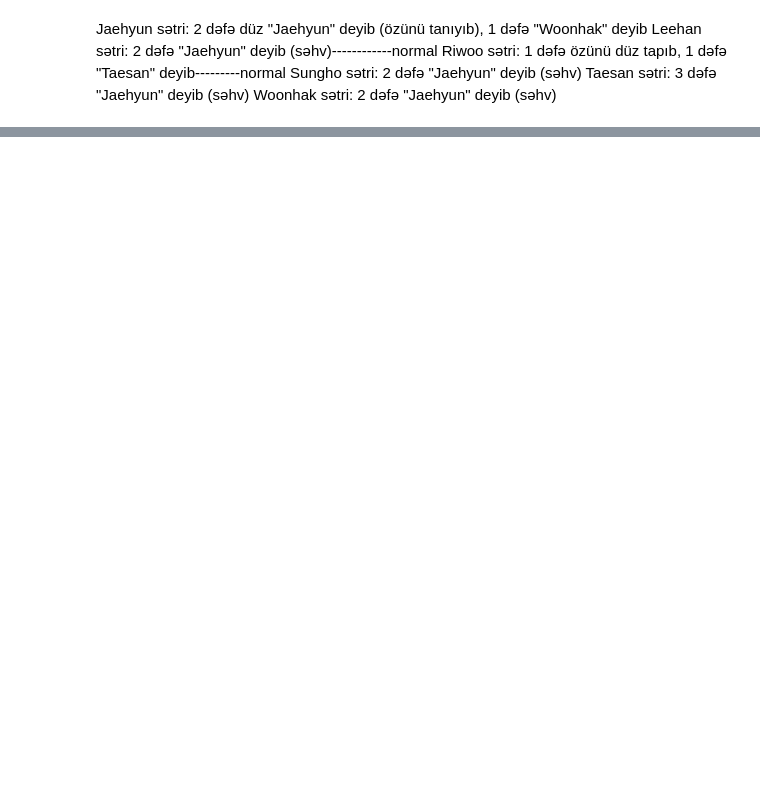
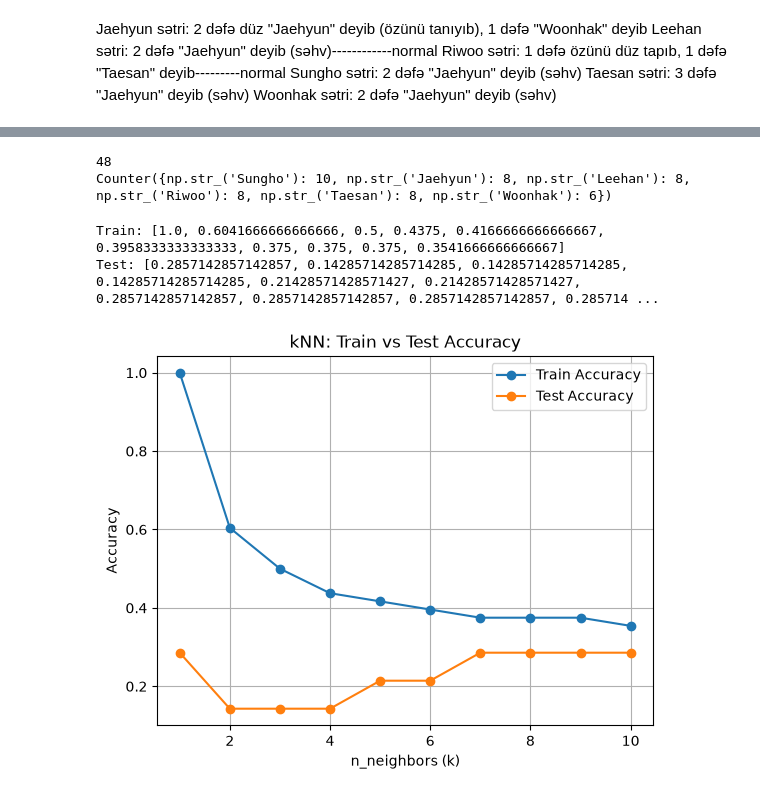
Before and after one commit to LeylAIeva/1doorNvoices, a Jupyter notebook: notebooks/explore.ipynb, the cells around one changed output, grey strips where cells are left out. Drawn from its saved outputs; the diff is of its cells as text; code cells hidden in the pictures; blank space fills up the shorter version.

Commit message:
added new data without instrumental, accuracy 28.57%, k changed to 10

```diff
--- a/notebooks/explore.ipynb
+++ b/notebooks/explore.ipynb
@@ -196,4 +198,4 @@ print(set(y_test))
 # %%
-model = KNeighborsClassifier(n_neighbors=9)
+model = KNeighborsClassifier(n_neighbors=10)
 model.fit(X_train, y_train)
 # %% [output]
@@ -285,0 +307,42 @@ Woonhak sətri: 2 dəfə "Jaehyun" deyib (səhv)
+# %%
+print(len(train_files))
+from collections import Counter
+print(Counter(y_train))
+# %% [output]
+48
+Counter({np.str_('Sungho'): 10, np.str_('Jaehyun'): 8, np.str_('Leehan'): 8, np.str_('Riwoo'): 8, np.str_('Taesan'): 8, np.str_('Woonhak'): 6})
+# %%
+train_accuracies = []
+test_accuracies = []
+k_values = range(1, 11)
+
+for k in k_values:
+    model = KNeighborsClassifier(n_neighbors=k)
+    model.fit(X_train, y_train)
+
+    y_train_pred = model.predict(X_train)
+    train_acc = accuracy_score(y_train, y_train_pred)
+    train_accuracies.append(train_acc)
+
+    y_test_pred = model.predict(X_test)
+    test_acc = accuracy_score(y_test, y_test_pred)
+    test_accuracies.append(test_acc)
+
+print("Train:", train_accuracies)
+print("Test:", test_accuracies)
+# %% [output]
+Train: [1.0, 0.6041666666666666, 0.5, 0.4375, 0.4166666666666667, 0.3958333333333333, 0.375, 0.375, 0.375, 0.3541666666666667]
+Test: [0.2857142857142857, 0.14285714285714285, 0.14285714285714285, 0.14285714285714285, 0.21428571428571427, 0.21428571428571427, 0.2857142857142857, 0.2857142857142857, 0.2857142857142857, 0.285714 ...
+# %%
+import matplotlib.pyplot as plt
+
+plt.plot(k_values, train_accuracies, marker='o', label='Train Accuracy')
+plt.plot(k_values, test_accuracies, marker='o', label='Test Accuracy')
+plt.xlabel("n_neighbors (k)")
+plt.ylabel("Accuracy")
+plt.title("kNN: Train vs Test Accuracy")
+plt.legend()
+plt.grid(True)
+plt.show()
+# %% [output]
+[figure, added]
```
Also changed, not shown: parts of 17 cells of this notebook, 1 other file.
